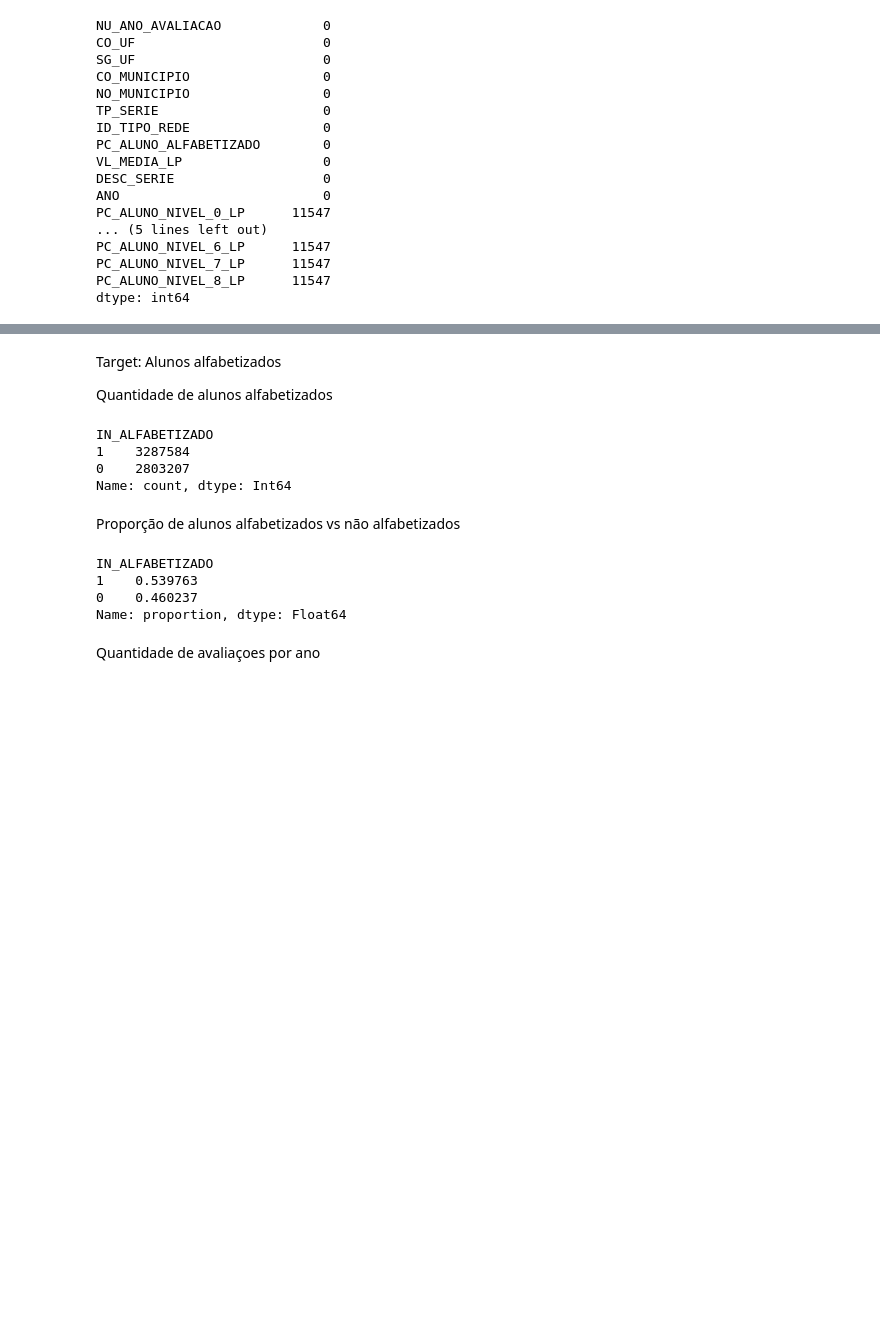
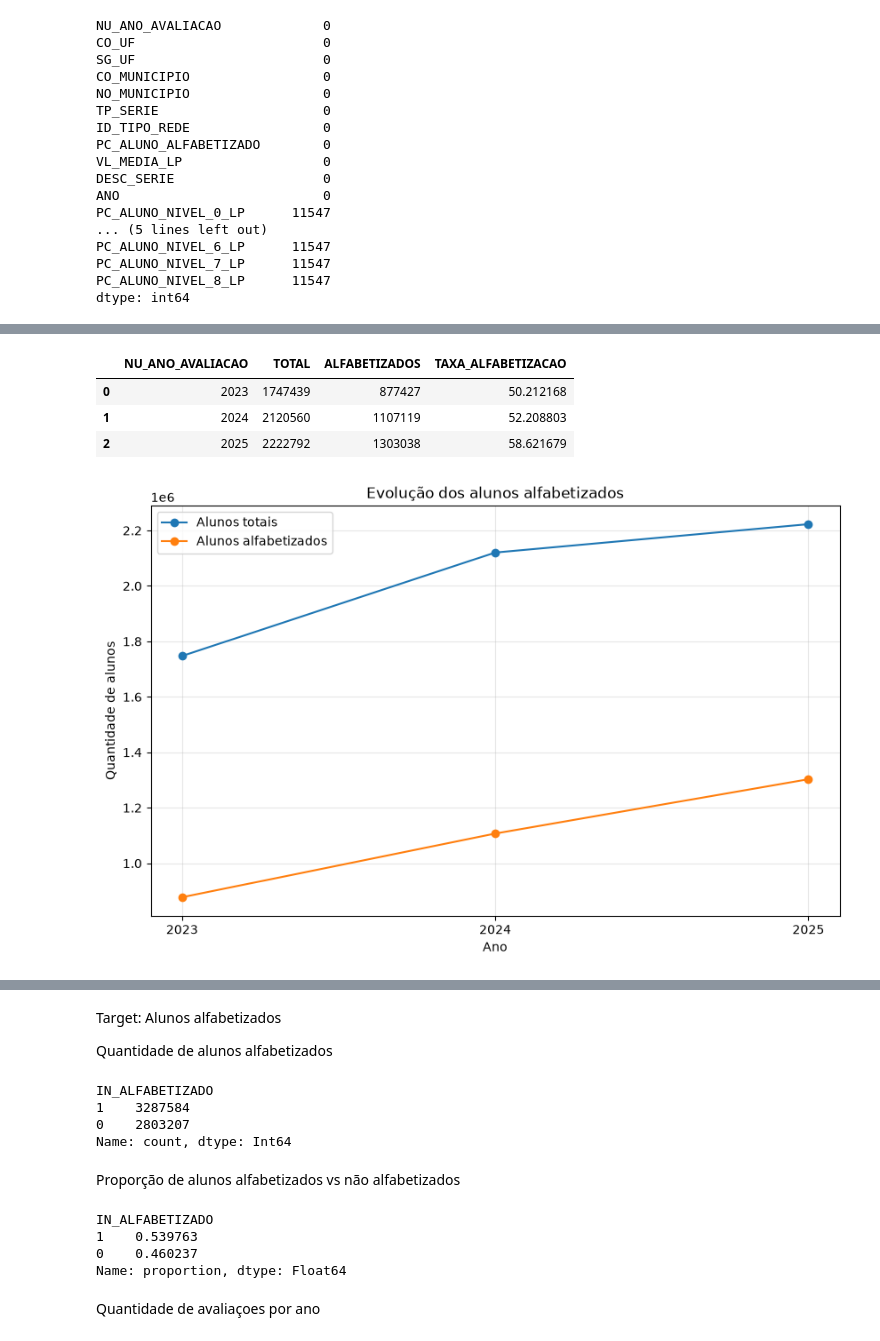
Before and after one commit to LucasRuizMartins/fiap_tech_challenge_03, a Jupyter notebook: notebooks/EDA_Ci.ipynb, the cells around one changed output, grey strips where cells are left out. Cells and saved outputs as stored; diff of their text form; code cells hidden in the pictures; blank space fills up the shorter version.

```diff
--- a/notebooks/EDA_Ci.ipynb
+++ b/notebooks/EDA_Ci.ipynb
@@ -222,7 +970,7 @@ Linhas carregadas : 6090791
  <font color="#FF9900"> Então enriqueceremos o TS_ALUNO com dados do MUNICÍPIO (Médias e % Alfabetizados) </font>
 # %%
 # 1. Selecionamos as colunas do município
-cols_muni = ['NU_ANO_AVALIACAO', 'CO_UF', 'CO_MUNICIPIO', 'TP_SERIE', 'VL_MEDIA_LP', 'PC_ALUNO_ALFABETIZADO']
+cols_muni = ['NU_ANO_AVALIACAO', 'CO_UF', 'CO_MUNICIPIO',  'VL_MEDIA_LP', 'PC_ALUNO_ALFABETIZADO']
 
 # Se houver ID_TIPO_REDE, filtramos pelo Total (geralmente 0) ou pegamos os dados
 if 'ID_TIPO_REDE' in df_municipios.columns and (df_municipios['ID_TIPO_REDE'] == 0).any():
@@ -238,8 +986,8 @@ df_muni_filtrado = df_muni_filtrado.rename(columns={
 
 # 3. Fazemos o Merge
 df_alunos = df_alunos.merge(
-    df_muni_filtrado.drop_duplicates(subset=['NU_ANO_AVALIACAO', 'CO_UF', 'CO_MUNICIPIO', 'TP_SERIE']),
-    on=['NU_ANO_AVALIACAO', 'CO_UF', 'CO_MUNICIPIO', 'TP_SERIE'],
+    df_muni_filtrado.drop_duplicates(subset=['NU_ANO_AVALIACAO', 'CO_UF', 'CO_MUNICIPIO']),
+    on=['NU_ANO_AVALIACAO', 'CO_UF', 'CO_MUNICIPIO'],
     how='left'
 )
 
@@ -252,7 +1000,7 @@ Colunas agora em df_alunos: ['CO_MUNICIPIO', 'NO_MUNICIPIO', 'VL_MEDIA_LP_TOTAL_
  <font color="#FF9900">Enriquecer TS_ALUNO com dados do ESTADO (UF)</font>
 # %%
 # 1. Selecionamos as colunas do estado
-cols_uf = ['NU_ANO_AVALIACAO', 'CO_UF', 'TP_SERIE', 'VL_MEDIA_LP', 'PC_ALUNO_ALFABETIZADO']
+cols_uf = ['NU_ANO_AVALIACAO', 'CO_UF', 'VL_MEDIA_LP', 'PC_ALUNO_ALFABETIZADO']
 cols_uf_existentes = [c for c in cols_uf if c in df_estados.columns]
 
 # Se houver ID_TIPO_REDE, filtramos pelo Total (geralmente 0)
@@ -270,8 +1018,8 @@ df_estados_filtrado = df_estados_filtrado.rename(columns={
 # 3. Fazemos o Merge se a coluna ainda não existir
 if 'VL_MEDIA_LP_TOTAL_UF' not in df_alunos.columns:
     df_alunos = df_alunos.merge(
-        df_estados_filtrado.drop_duplicates(subset=['NU_ANO_AVALIACAO', 'CO_UF', 'TP_SERIE']),
-        on=['NU_ANO_AVALIACAO', 'CO_UF', 'TP_SERIE'],
+        df_estados_filtrado.drop_duplicates(subset=['NU_ANO_AVALIACAO', 'CO_UF']),
+        on=['NU_ANO_AVALIACAO', 'CO_UF'],
         how='left'
     )
     print("[SUCESSO] Dados de Estado agregados!")
@@ -346,5 +1113,3 @@ colunas = ['NU_ANO_AVALIACAO','CO_UF','TP_DEPENDENCIA','CO_MUNICIPIO','IN_PRESEN
-# %%
-df_alunos = df_alunos[colunas]
 # %%
 df_municipios.isna().sum()
 # %% [output]
@@ -458,0 +1153,65 @@ Lendo: s3://postech-challenge-datascience-003/gold/ano=dimensao/dados/RESULTADOS
+# %%
+#evolução da taxa de alfabetização por ano
+
+df_eda_ano = (
+    df_alunos
+    .groupby("NU_ANO_AVALIACAO")
+    .agg(
+        TOTAL=("ID_ALUNO", "nunique"),
+        ALFABETIZADOS=("IN_ALFABETIZADO", lambda x: (x == 1).sum())
+    )
+    .reset_index()
+)
+
+df_eda_ano["TAXA_ALFABETIZACAO"] = (
+    df_eda_ano["ALFABETIZADOS"] /
+    df_eda_ano["TOTAL"] * 100
+)
+
+display(df_eda_ano)
+# %% [output]
+|  | NU_ANO_AVALIACAO | TOTAL | ALFABETIZADOS | TAXA_ALFABETIZACAO |
+| 0 | 2023 | 1747439 | 877427 | 50.212168 |
+| 1 | 2024 | 2120560 | 1107119 | 52.208803 |
+| 2 | 2025 | 2222792 | 1303038 | 58.621679 |
+# %%
+import matplotlib.pyplot as plt
+
+import numpy as np
+
+df_plot = (
+    df_alunos
+    .groupby("NU_ANO_AVALIACAO")
+    .agg(
+        ALUNOS_TOTAL=("ID_ALUNO", "nunique"),
+        ALUNOS_ALFABETIZADOS=("IN_ALFABETIZADO", lambda x: (x == 1).sum())
+    )
+    .reset_index()
+)
+
+plt.figure(figsize=(10, 6))
+
+plt.plot(
+    df_plot["NU_ANO_AVALIACAO"],
+    df_plot["ALUNOS_TOTAL"],
+    marker="o",
+    label="Alunos totais"
+)
+
+plt.plot(
+    df_plot["NU_ANO_AVALIACAO"],
+    df_plot["ALUNOS_ALFABETIZADOS"],
+    marker="o",
+    label="Alunos alfabetizados"
+)
+
+plt.title("Evolução dos alunos alfabetizados")
+plt.xlabel("Ano")
+plt.ylabel("Quantidade de alunos")
+plt.xticks(df_plot["NU_ANO_AVALIACAO"])
+plt.legend()
+plt.grid(True, alpha=0.3)
+
+plt.show()
+# %% [output]
+[figure, added]
```
Also changed, not shown: parts of 62 cells of this notebook.
